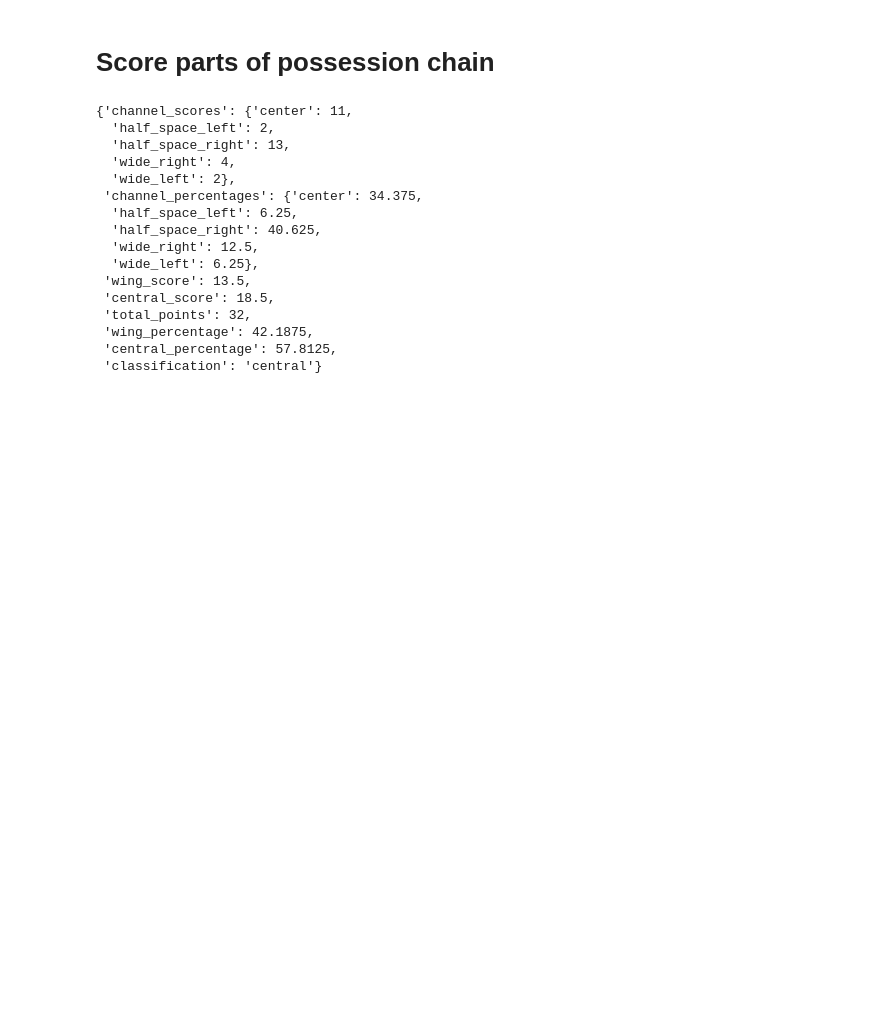
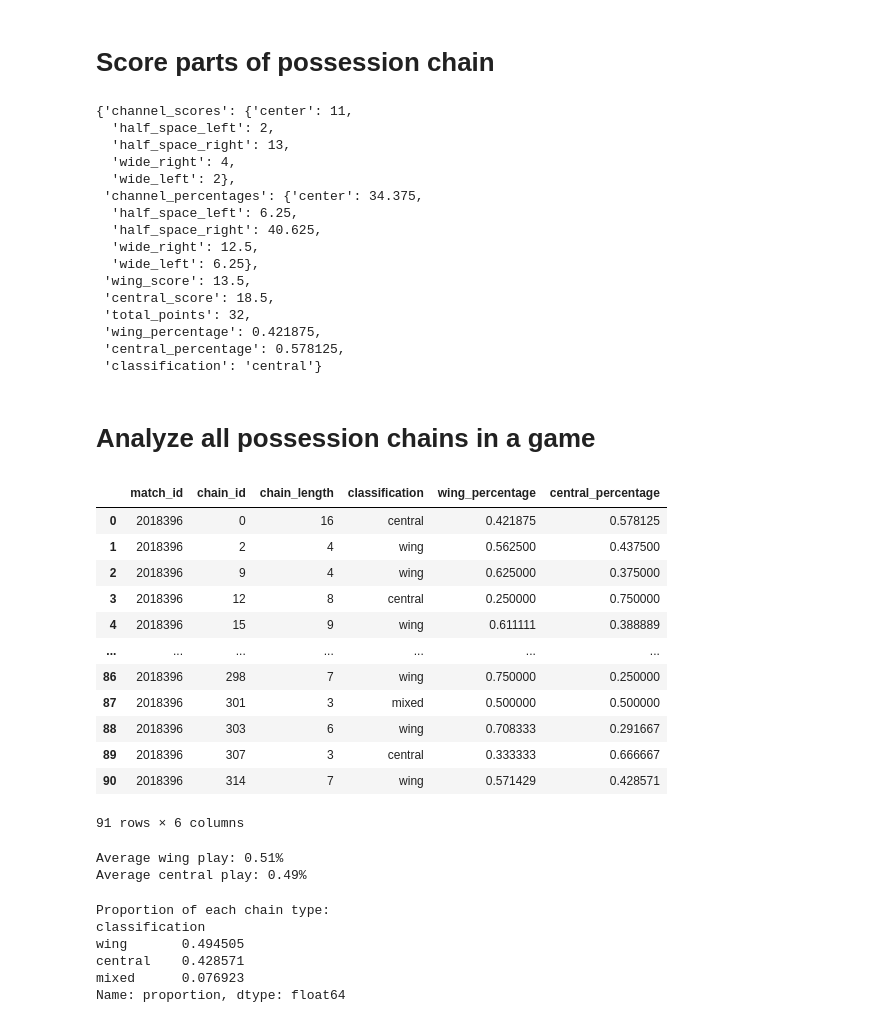
Before and after one commit to MarijnSt/soccermatics-project-3, a Jupyter notebook: explore_data.ipynb, the cells around one changed output. Cells and saved outputs as stored; diff of their text form; code cells hidden in the pictures; blank space fills up the shorter version.

Commit message:
analyzing all possession chains in a game

```diff
--- a/explore_data.ipynb
+++ b/explore_data.ipynb
@@ -252,13 +214,13 @@ def score_possession_chain(chain_df):
         wing_score += half_space_score / 2
         central_score += half_space_score / 2
 
-        wing_percentage = wing_score / total_points * 100
-        central_percentage = central_score / total_points * 100
+        wing_percentage = wing_score / total_points
+        central_percentage = central_score / total_points
 
         # Classification logic
-        if wing_percentage > 50:
+        if wing_percentage > 0.5:
             classification = "wing"
-        elif central_percentage > 50:
+        elif central_percentage > 0.5:
             classification = "central"
         else:
             classification = "mixed"
@@ -289,6 +251,70 @@ score_possession_chain(pos_chain)
  'wing_score': 13.5,
  'central_score': 18.5,
  'total_points': 32,
- 'wing_percentage': 42.1875,
- 'central_percentage': 57.8125,
+ 'wing_percentage': 0.421875,
+ 'central_percentage': 0.578125,
  'classification': 'central'}
+# %% [markdown]
+# Analyze all possession chains in a game
+# %%
+def analyze_match_chains(data):
+    madrid_chains = data[data["team_shortname"] == "Real Madrid"]["phase_index"].unique()
+    chain_results = []
+
+    for chain_id in madrid_chains:
+        chain_df = data[data["phase_index"] == chain_id]
+        chain_result = score_possession_chain(chain_df)
+
+        # Chains have to be at least 3 events long
+        chain_length = chain_df.shape[0]
+        if chain_length < 3:
+            continue
+
+        # Add chain data to result
+        chain_results.append({
+            "match_id": chain_df["match_id"].iloc[0],
+            "chain_id": chain_id,
+            "chain_length": chain_length,
+            "classification": chain_result["classification"],
+            "wing_percentage": chain_result["wing_percentage"],
+            "central_percentage": chain_result["central_percentage"]
+        })
+
+    return pd.DataFrame(chain_results)
+
+
+test = analyze_match_chains(pos_chain_df)
+test
+# %% [output]
+|  | match_id | chain_id | chain_length | classification | wing_percentage | central_percentage |
+| 0 | 2018396 | 0 | 16 | central | 0.421875 | 0.578125 |
+| 1 | 2018396 | 2 | 4 | wing | 0.562500 | 0.437500 |
+| 2 | 2018396 | 9 | 4 | wing | 0.625000 | 0.375000 |
+| 3 | 2018396 | 12 | 8 | central | 0.250000 | 0.750000 |
+| 4 | 2018396 | 15 | 9 | wing | 0.611111 | 0.388889 |
+| ... | ... | ... | ... | ... | ... | ... |
+| 86 | 2018396 | 298 | 7 | wing | 0.750000 | 0.250000 |
+| 87 | 2018396 | 301 | 3 | mixed | 0.500000 | 0.500000 |
+| 88 | 2018396 | 303 | 6 | wing | 0.708333 | 0.291667 |
+| 89 | 2018396 | 307 | 3 | central | 0.333333 | 0.666667 |
+| 90 | 2018396 | 314 | 7 | wing | 0.571429 | 0.428571 |
+91 rows × 6 columns
+# %%
+mean_wing = test['wing_percentage'].mean()
+mean_central = test['central_percentage'].mean()
+print(f"\nAverage wing play: {mean_wing:.2f}%")
+print(f"Average central play: {mean_central:.2f}%")
+# %% [output]
+Average wing play: 0.51%
+Average central play: 0.49%
+# %%
+chain_types = test['classification'].value_counts(normalize=True)
+print("Proportion of each chain type:")
+print(chain_types)
+# %% [output]
+Proportion of each chain type:
+classification
+wing       0.494505
+central    0.428571
+mixed      0.076923
+Name: proportion, dtype: float64
```
Also changed, not shown: parts of 3 cells of this notebook.
